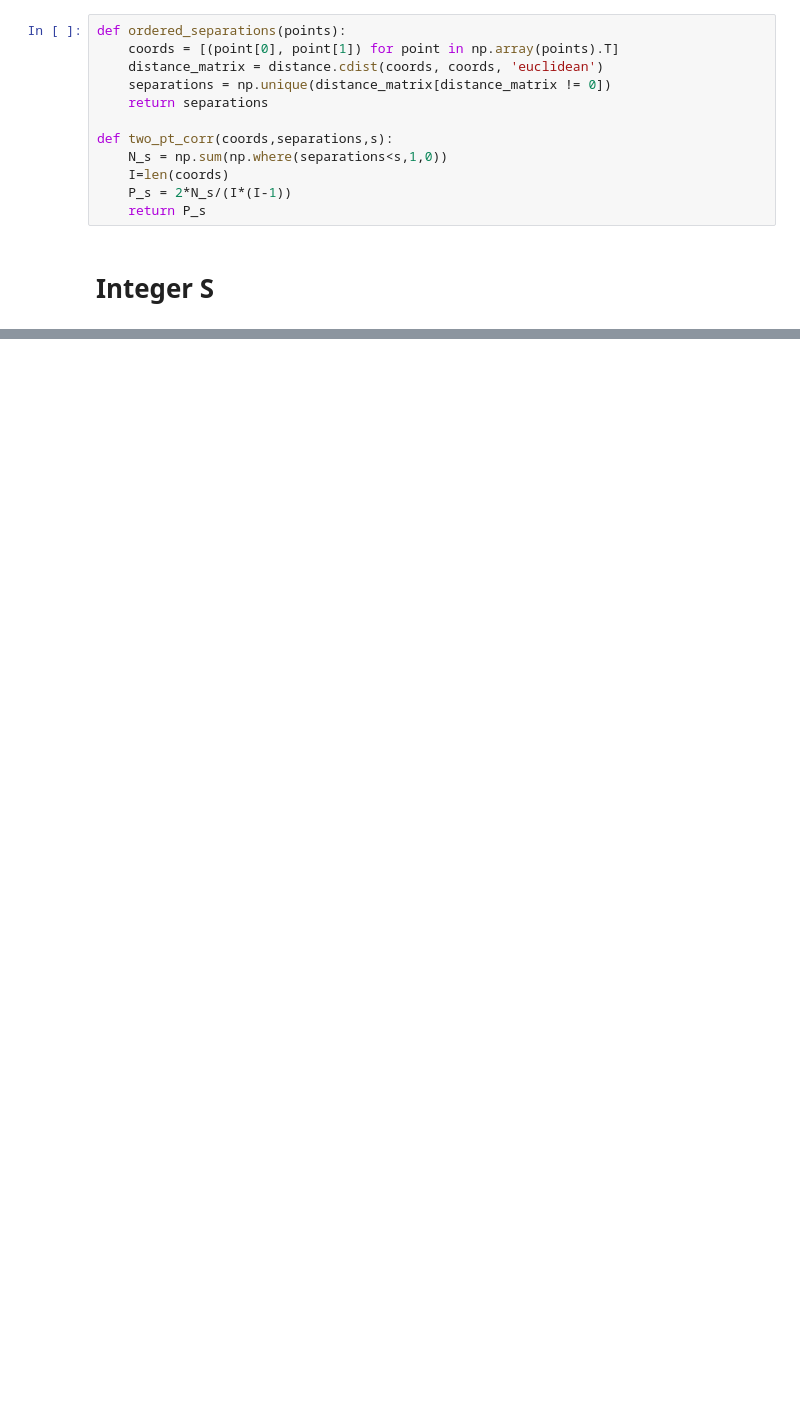
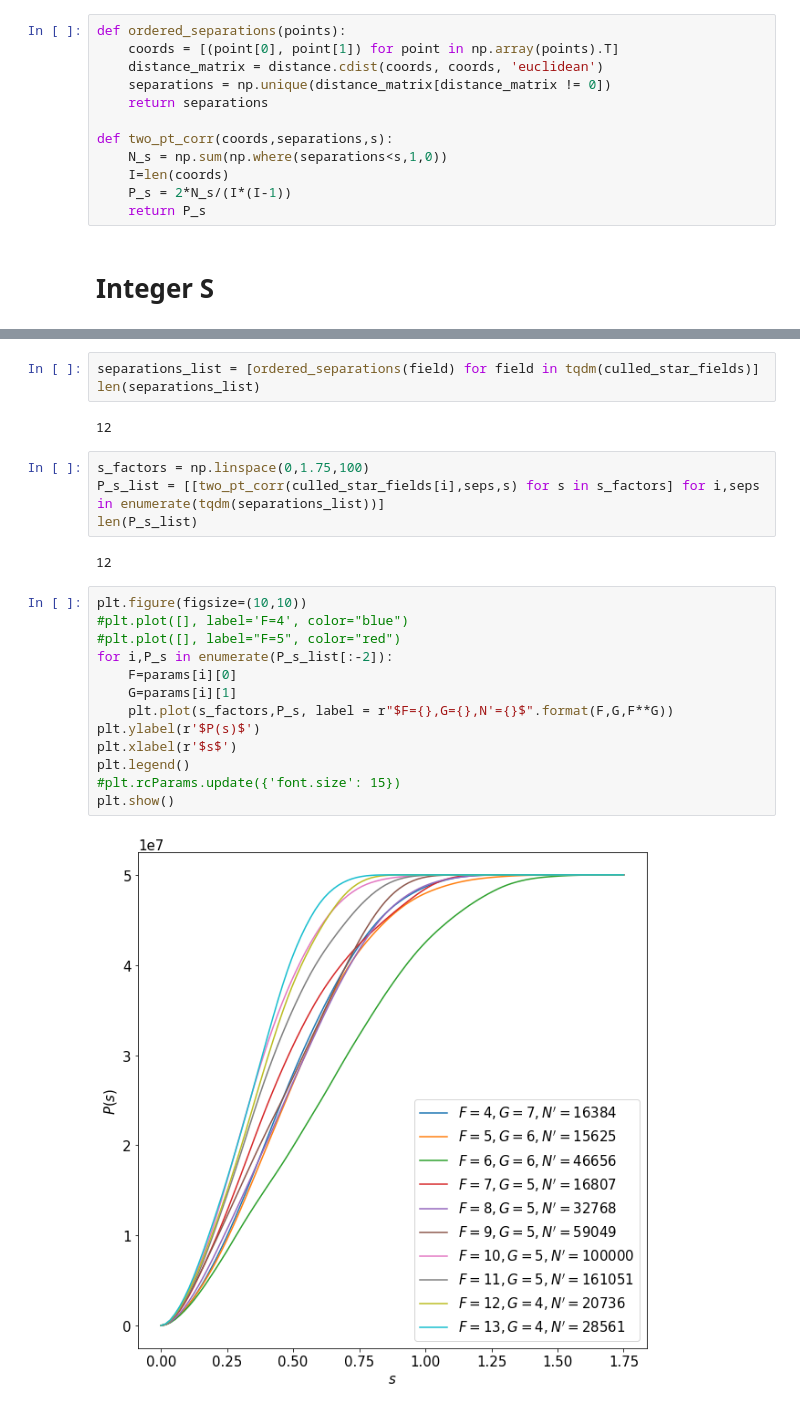
Before and after one commit to MBates92/Scripts, a Jupyter notebook: JupyterNotebooks/Elmegreen's fractal algorithm.ipynb, the cells around one changed output, grey strips where cells are left out. Saved outputs shown, nothing was run; the diff lists cells and outputs as text; blank space fills up the shorter version.

```diff
--- a/JupyterNotebooks/Elmegreen's fractal algorithm.ipynb
+++ b/JupyterNotebooks/Elmegreen's fractal algorithm.ipynb
@@ -196,0 +252,26 @@ plt.show()
+# %%
+separations_list = [ordered_separations(field) for field in tqdm(culled_star_fields)]
+len(separations_list)
+# %% [output]
+12
+# %%
+s_factors = np.linspace(0,1.75,100)
+P_s_list = [[two_pt_corr(culled_star_fields[i],seps,s) for s in s_factors] for i,seps in enumerate(tqdm(separations_list))]
+len(P_s_list)
+# %% [output]
+12
+# %%
+plt.figure(figsize=(10,10))
+#plt.plot([], label='F=4', color="blue")
+#plt.plot([], label="F=5", color="red")
+for i,P_s in enumerate(P_s_list[:-2]):
+    F=params[i][0]
+    G=params[i][1]
+    plt.plot(s_factors,P_s, label = r"$F={},G={},N'={}$".format(F,G,F**G))
+plt.ylabel(r'$P(s)$')
+plt.xlabel(r'$s$')
+plt.legend()
+#plt.rcParams.update({'font.size': 15})
+plt.show()
+# %% [output]
+[figure, added]
```
Also changed, not shown: parts of 16 cells of this notebook.
